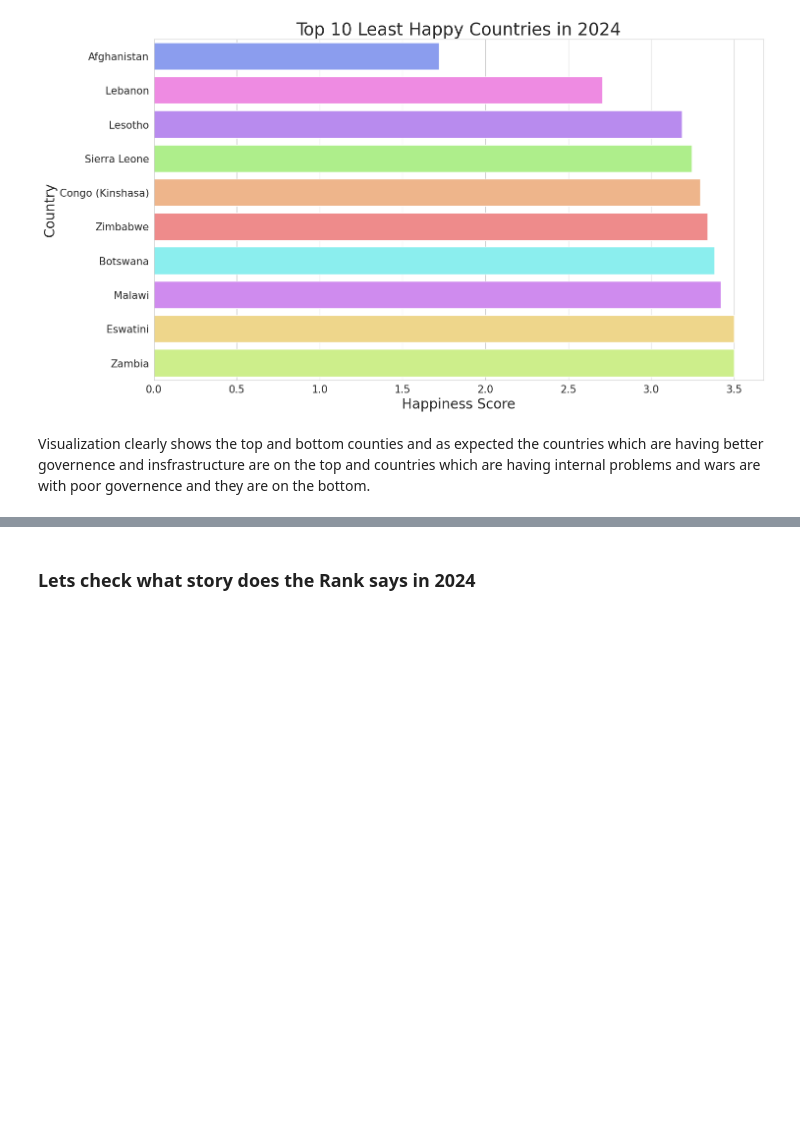
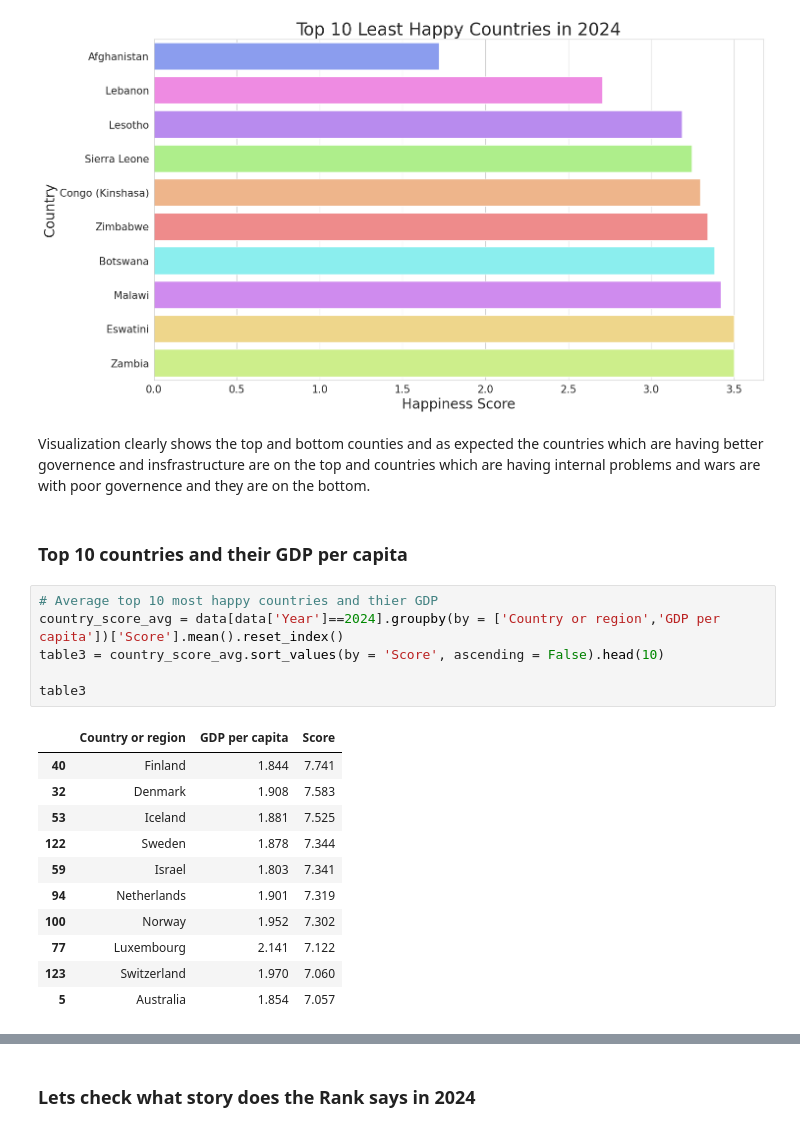
Before and after one commit to samithcsachi/Kaggle_Notebooks, a Jupyter notebook: world-happiness-how-happy-we-are.ipynb, the cells around one changed output, grey strips where cells are left out. Drawn from its saved outputs; the diff is of its cells as text; blank space fills up the shorter version.

```diff
--- a/world-happiness-how-happy-we-are.ipynb
+++ b/world-happiness-how-happy-we-are.ipynb
@@ -240,3 +242,23 @@ plt.yticks(fontsize = 15);
 [figure]
 # %% [markdown]
 Visualization clearly shows the top and bottom counties and as expected the countries which are having better governence and insfrastructure are on the top and countries which are having internal problems and wars are with poor governence and they are on the bottom.
+# %% [markdown]
+### Top 10 countries and their GDP per capita
+# %%
+# Average top 10 most happy countries and thier GDP
+country_score_avg = data[data['Year']==2024].groupby(by = ['Country or region','GDP per capita'])['Score'].mean().reset_index()
+table3 = country_score_avg.sort_values(by = 'Score', ascending = False).head(10)
+
+table3
+# %% [output]
+|  | Country or region | GDP per capita | Score |
+| 40 | Finland | 1.844 | 7.741 |
+| 32 | Denmark | 1.908 | 7.583 |
+| 53 | Iceland | 1.881 | 7.525 |
+| 122 | Sweden | 1.878 | 7.344 |
+| 59 | Israel | 1.803 | 7.341 |
+| 94 | Netherlands | 1.901 | 7.319 |
+| 100 | Norway | 1.952 | 7.302 |
+| 77 | Luxembourg | 2.141 | 7.122 |
+| 123 | Switzerland | 1.970 | 7.060 |
+| 5 | Australia | 1.854 | 7.057 |
```
Also changed, not shown: parts of 25 cells of this notebook.
